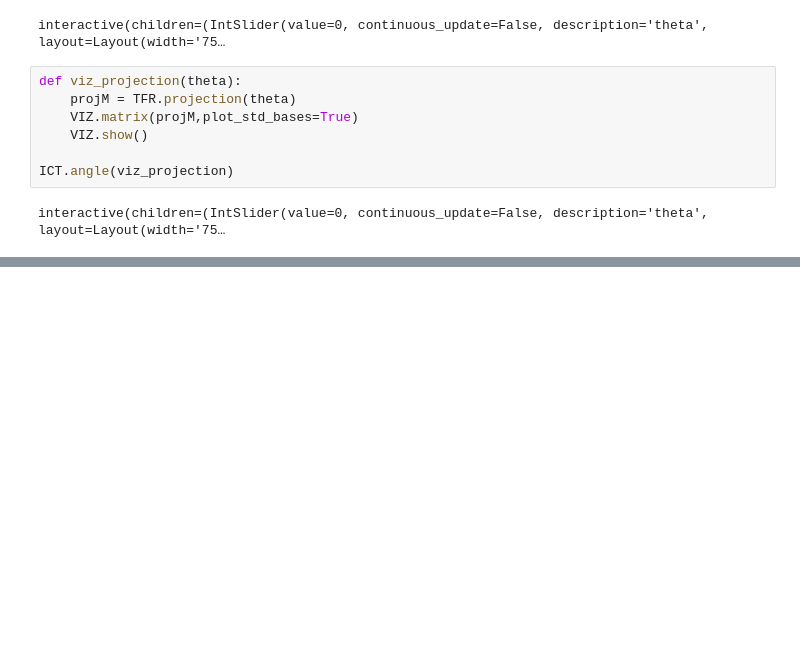
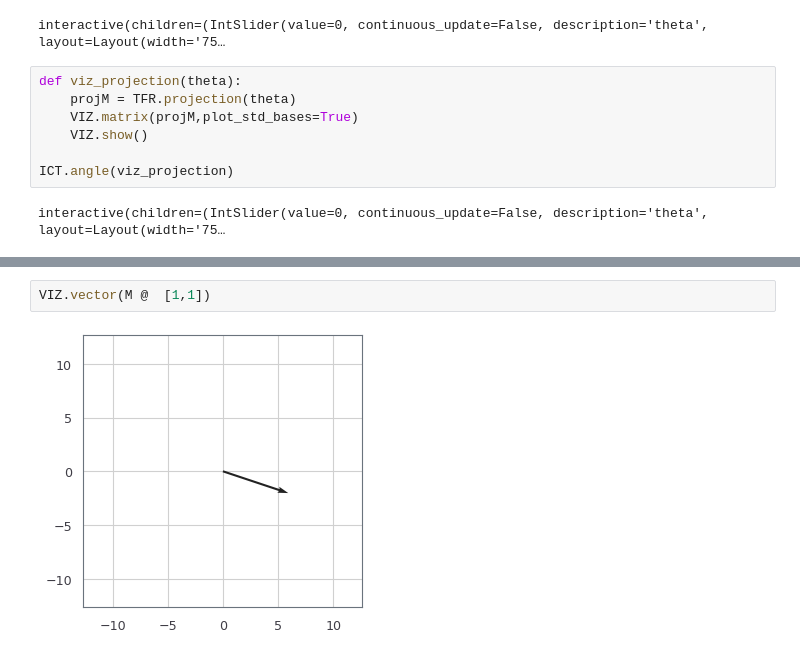
Before and after one commit to NeveIsa/LINVIZ, a Jupyter notebook: test.ipynb, the cells around one changed output, grey strips where cells are left out. Cells and saved outputs as stored; diff of their text form; blank space fills up the shorter version.

```diff
--- a/test.ipynb
+++ b/test.ipynb
@@ -88,0 +93,4 @@ VIZ.vector(S@[1,1])
+# %%
+VIZ.vector(M @  [1,1])
+# %% [output]
+[figure, added]
```
Also changed, not shown: parts of 11 cells of this notebook, 1 other file.
